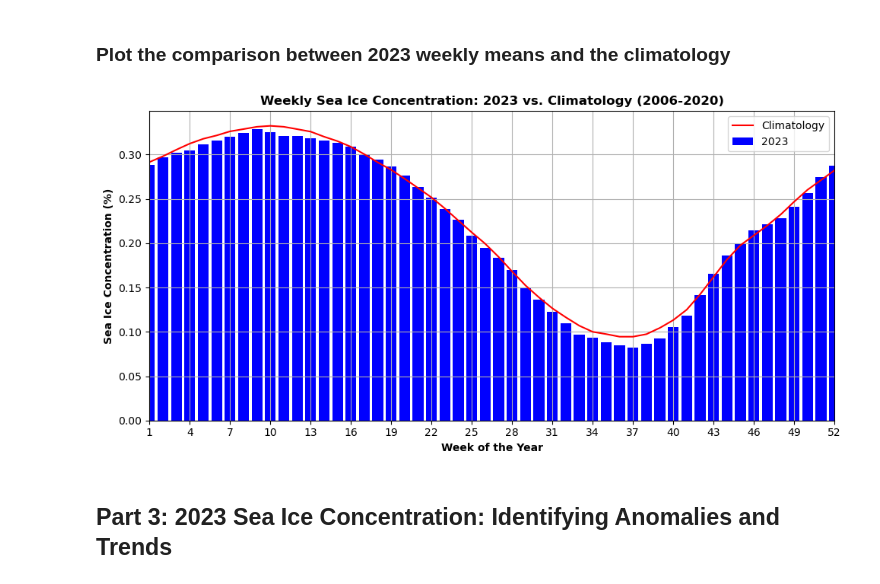
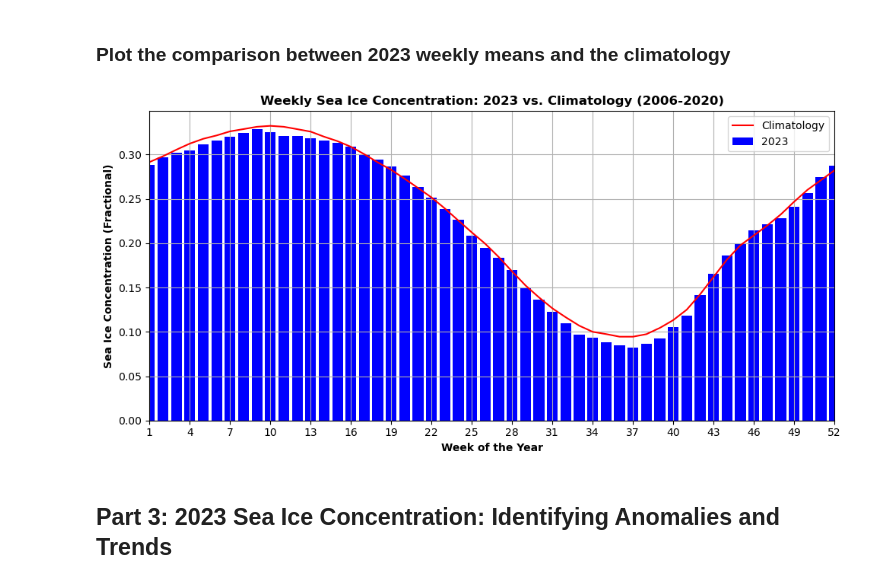
Before and after one commit to polarwatch/internship24, a Jupyter notebook: notebooks/milestone3/milestone3.ipynb, the cells around one changed output. Saved outputs shown, nothing was run; the diff lists cells and outputs as text; code cells hidden in the pictures.

```diff
--- a/notebooks/milestone3/milestone3.ipynb
+++ b/notebooks/milestone3/milestone3.ipynb
@@ -311,29 +324,29 @@ Coordinates:
 # %%
 # Compute the spatial means
 clim_mean = da_clim.mean(dim=['ygrid', 'xgrid'])
 cur_mean = da_23.mean(dim=['ygrid', 'xgrid'])
 
 plt.figure(figsize = (10, 5))
 # Plot the climatology
 plt.plot(clim_mean.week, clim_mean, label='Climatology', color='r')
 # Plot the 2023 weekly means
 plt.bar(cur_mean.week, cur_mean, label='2023', color='b')
 
 # Customize the plot
 plt.grid()
 plt.legend()
 
 plt.xlim([1, 52])
 plt.xticks(ticks=clim_mean.week[::3])
 plt.ylim(bottom=0)
 
 plt.xlabel('Week of the Year', fontweight='bold')
-plt.ylabel('Sea Ice Concentration (%)', fontweight='bold')
+plt.ylabel('Sea Ice Concentration (Fractional)', fontweight='bold')
 plt.title('Weekly Sea Ice Concentration: 2023 vs. Climatology (2006-2020)', fontweight='bold')
 
 plt.tight_layout()
 # %% [output]
-[figure, old version]
+[figure, new version]
 # %% [markdown]
 ## Part 3: 2023 Sea Ice Concentration: Identifying Anomalies and Trends
 # %% [markdown]
```
Also changed, not shown: parts of 14 cells of this notebook, 1 other file.
